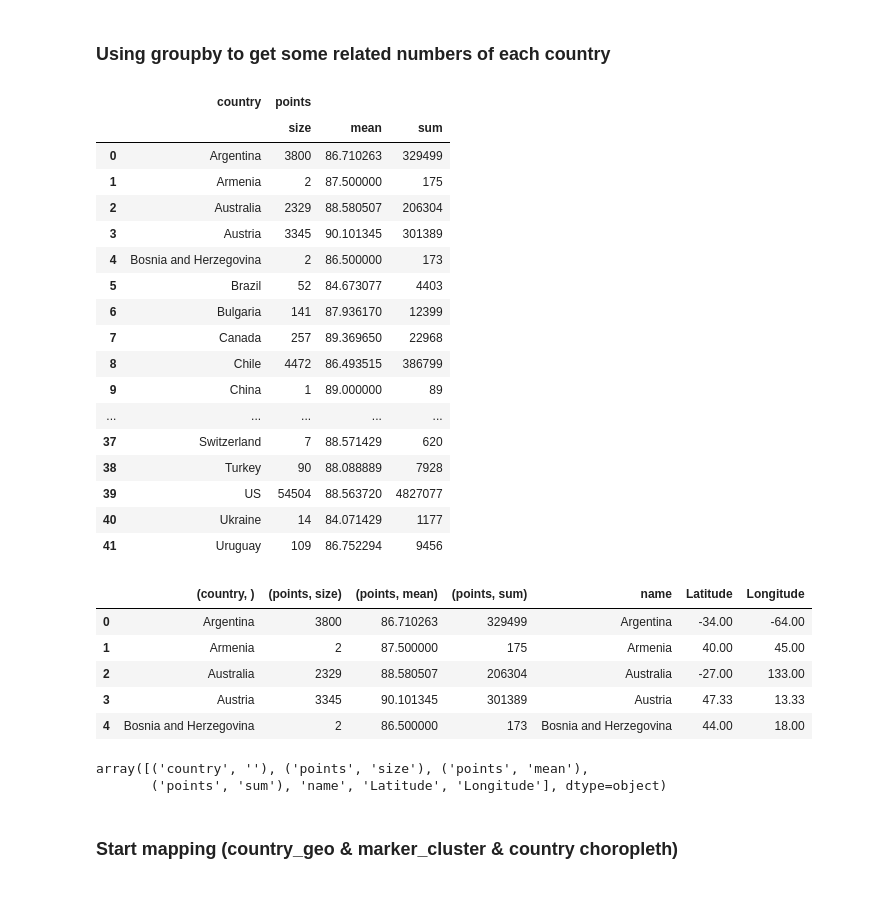
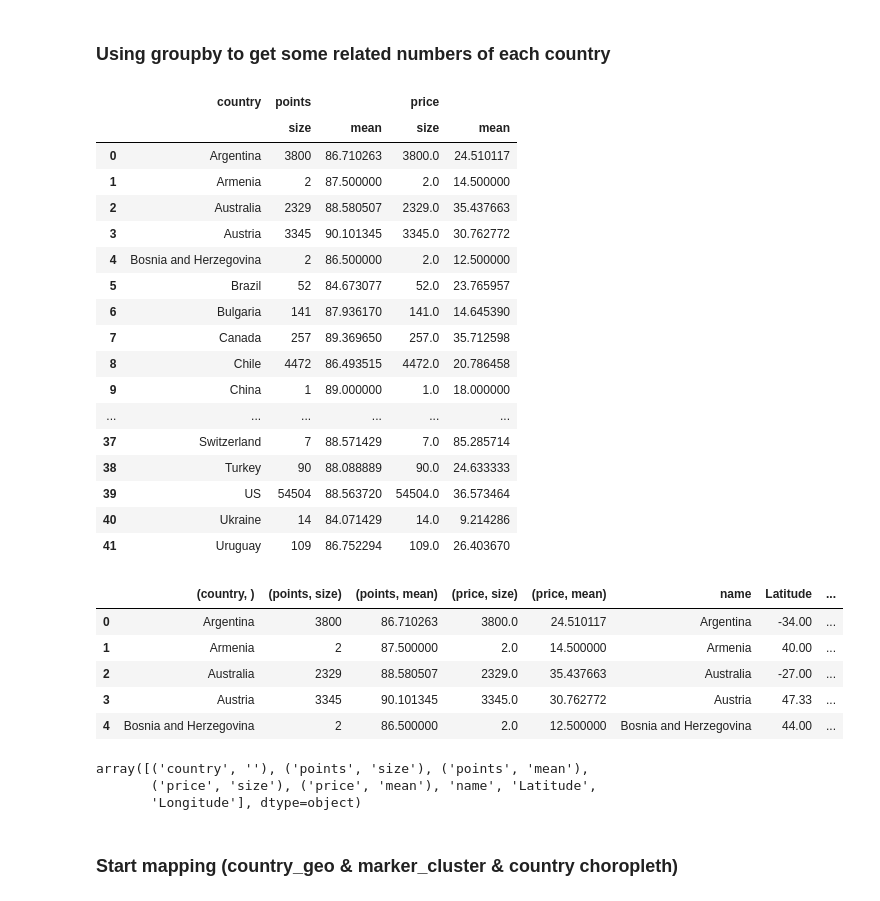
Before and after one commit to xueyuans/Wine-review-Project, a Jupyter notebook: Map Visualization.ipynb, the cells around one changed output. Drawn from its saved outputs; the diff is of its cells as text; code cells hidden in the pictures.

```diff
--- a/Map Visualization.ipynb
+++ b/Map Visualization.ipynb
@@ -75,27 +75,27 @@ data[:5]
 # %% [markdown]
 ### Using groupby to get some related numbers of each country
 # %%
-df_country = data.groupby(['country'], as_index=False).agg({'points': [np.size, np.mean, np.sum]})
+df_country = data.groupby(['country'], as_index=False).agg({'points': [np.size, np.mean], 'price':[np.size, np.mean]})
 df_country
 # %% [output]
-|  | country | points |  |  |
-|  |  | size | mean | sum |
-| 0 | Argentina | 3800 | 86.710263 | 329499 |
-| 1 | Armenia | 2 | 87.500000 | 175 |
-| 2 | Australia | 2329 | 88.580507 | 206304 |
-| 3 | Austria | 3345 | 90.101345 | 301389 |
-| 4 | Bosnia and Herzegovina | 2 | 86.500000 | 173 |
-| 5 | Brazil | 52 | 84.673077 | 4403 |
-| 6 | Bulgaria | 141 | 87.936170 | 12399 |
-| 7 | Canada | 257 | 89.369650 | 22968 |
-| 8 | Chile | 4472 | 86.493515 | 386799 |
-| 9 | China | 1 | 89.000000 | 89 |
-| ... | ... | ... | ... | ... |
-| 37 | Switzerland | 7 | 88.571429 | 620 |
-| 38 | Turkey | 90 | 88.088889 | 7928 |
-| 39 | US | 54504 | 88.563720 | 4827077 |
-| 40 | Ukraine | 14 | 84.071429 | 1177 |
-| 41 | Uruguay | 109 | 86.752294 | 9456 |
+|  | country | points |  | price |  |
+|  |  | size | mean | size | mean |
+| 0 | Argentina | 3800 | 86.710263 | 3800.0 | 24.510117 |
+| 1 | Armenia | 2 | 87.500000 | 2.0 | 14.500000 |
+| 2 | Australia | 2329 | 88.580507 | 2329.0 | 35.437663 |
+| 3 | Austria | 3345 | 90.101345 | 3345.0 | 30.762772 |
+| 4 | Bosnia and Herzegovina | 2 | 86.500000 | 2.0 | 12.500000 |
+| 5 | Brazil | 52 | 84.673077 | 52.0 | 23.765957 |
+| 6 | Bulgaria | 141 | 87.936170 | 141.0 | 14.645390 |
+| 7 | Canada | 257 | 89.369650 | 257.0 | 35.712598 |
+| 8 | Chile | 4472 | 86.493515 | 4472.0 | 20.786458 |
+| 9 | China | 1 | 89.000000 | 1.0 | 18.000000 |
+| ... | ... | ... | ... | ... | ... |
+| 37 | Switzerland | 7 | 88.571429 | 7.0 | 85.285714 |
+| 38 | Turkey | 90 | 88.088889 | 90.0 | 24.633333 |
+| 39 | US | 54504 | 88.563720 | 54504.0 | 36.573464 |
+| 40 | Ukraine | 14 | 84.071429 | 14.0 | 9.214286 |
+| 41 | Uruguay | 109 | 86.752294 | 109.0 | 26.403670 |
 # %%
 df_loc = pd.merge(df_country,
                codeCSV[['name','Latitude','Longitude']],
@@ -103,17 +103,18 @@ df_loc = pd.merge(df_country,
                right_on="name")
 df_loc[:5]
 # %% [output]
-|  | (country, ) | (points, size) | (points, mean) | (points, sum) | name | Latitude | Longitude |
-| 0 | Argentina | 3800 | 86.710263 | 329499 | Argentina | -34.00 | -64.00 |
-| 1 | Armenia | 2 | 87.500000 | 175 | Armenia | 40.00 | 45.00 |
-| 2 | Australia | 2329 | 88.580507 | 206304 | Australia | -27.00 | 133.00 |
-| 3 | Austria | 3345 | 90.101345 | 301389 | Austria | 47.33 | 13.33 |
-| 4 | Bosnia and Herzegovina | 2 | 86.500000 | 173 | Bosnia and Herzegovina | 44.00 | 18.00 |
+|  | (country, ) | (points, size) | (points, mean) | (price, size) | (price, mean) | name | Latitude | ... |
+| 0 | Argentina | 3800 | 86.710263 | 3800.0 | 24.510117 | Argentina | -34.00 | ... |
+| 1 | Armenia | 2 | 87.500000 | 2.0 | 14.500000 | Armenia | 40.00 | ... |
+| 2 | Australia | 2329 | 88.580507 | 2329.0 | 35.437663 | Australia | -27.00 | ... |
+| 3 | Austria | 3345 | 90.101345 | 3345.0 | 30.762772 | Austria | 47.33 | ... |
+| 4 | Bosnia and Herzegovina | 2 | 86.500000 | 2.0 | 12.500000 | Bosnia and Herzegovina | 44.00 | ... |
 # %%
 df_loc.columns.get_values()
 # %% [output]
 array([('country', ''), ('points', 'size'), ('points', 'mean'),
-       ('points', 'sum'), 'name', 'Latitude', 'Longitude'], dtype=object)
+       ('price', 'size'), ('price', 'mean'), 'name', 'Latitude',
+       'Longitude'], dtype=object)
 # %% [markdown]
 ### Start mapping (country_geo & marker_cluster &  country choropleth)
 # %%
```
Also changed, not shown: parts of 2 cells of this notebook, 6 other files.
